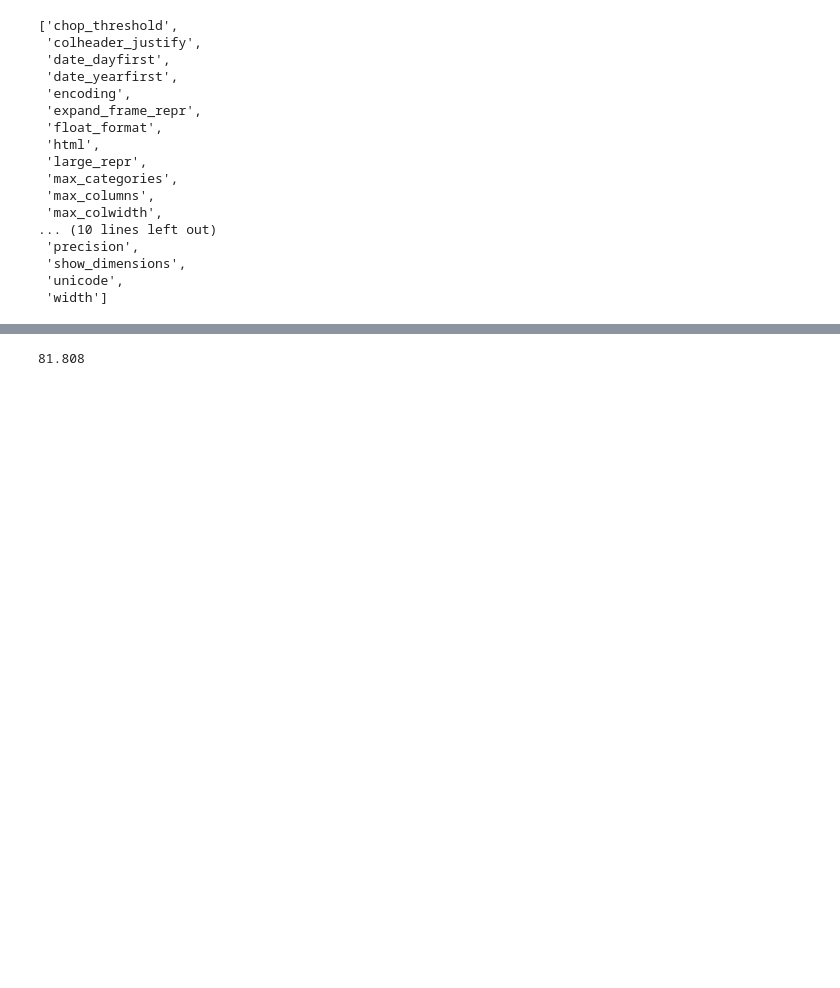
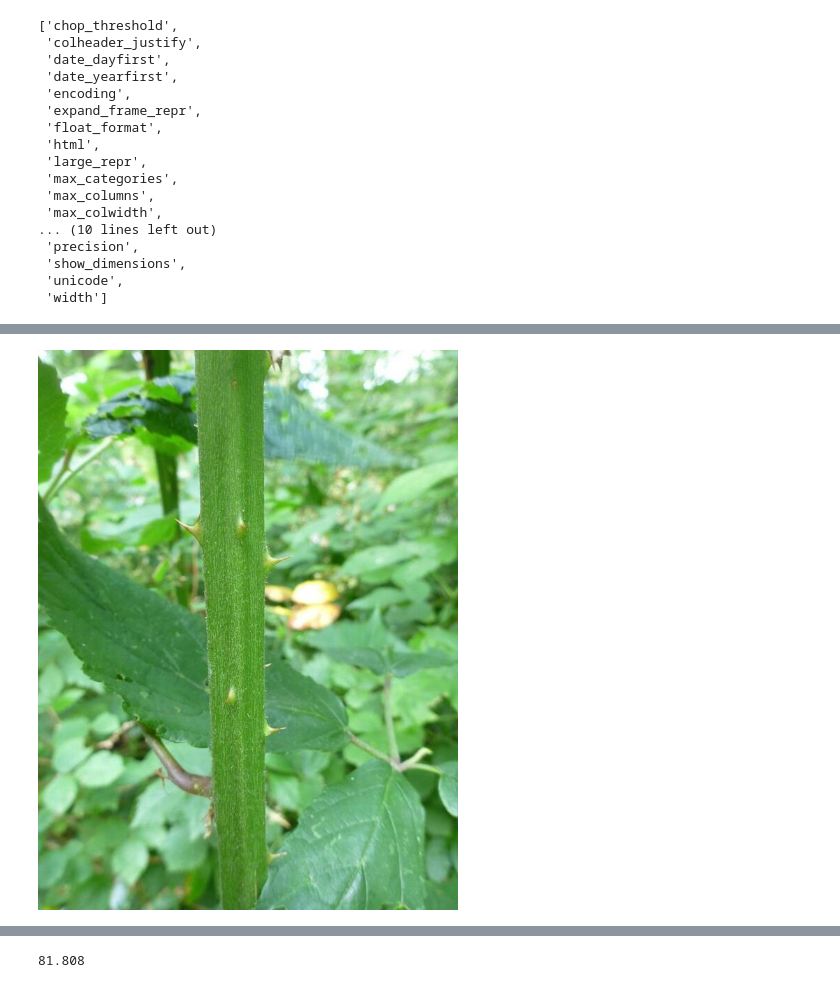
Before and after one commit to JacobARose/plantclef-vision, a Jupyter notebook: notebooks/embedding.ipynb, the cells around one changed output, grey strips where cells are left out. Saved outputs shown, nothing was run; the diff lists cells and outputs as text; code cells hidden in the pictures; blank space fills up the shorter version.

```diff
--- a/notebooks/embedding.ipynb
+++ b/notebooks/embedding.ipynb
@@ -118,0 +211,4 @@ AttributeError: 'Config' object has no attribute 'data_cfg'
+# %%
+img
+# %% [output]
+[figure, added]
```
Also changed, not shown: parts of 23 cells of this notebook, 3 other files.
